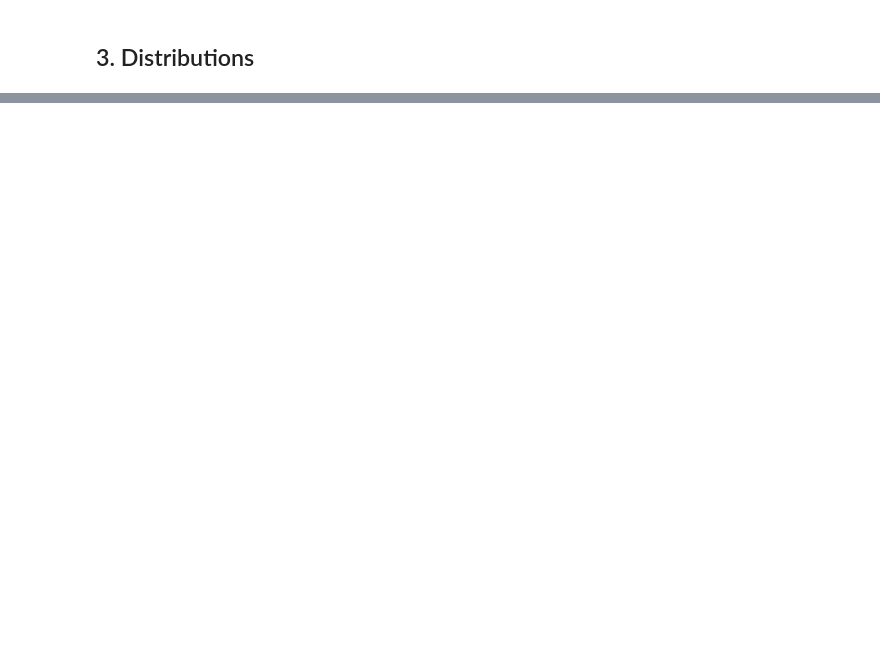
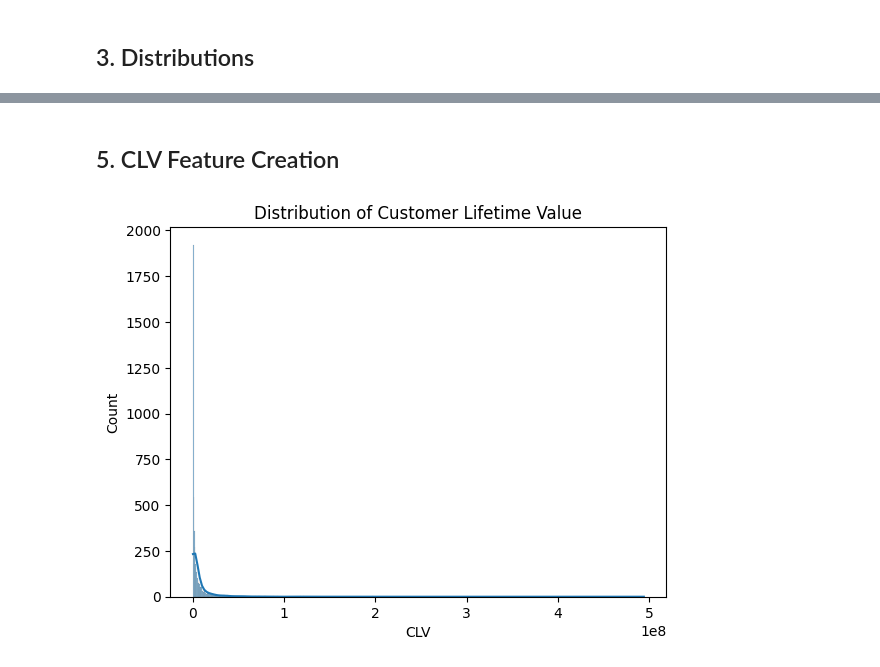
Before and after one commit to IvanOsipovDS/clv_prediction_project, a Jupyter notebook: notebooks/1_EDA.ipynb, the cells around one changed output, grey strips where cells are left out. Cells and saved outputs as stored; diff of their text form; code cells hidden in the pictures; blank space fills up the shorter version.

```diff
--- a/notebooks/1_EDA.ipynb
+++ b/notebooks/1_EDA.ipynb
@@ -47,0 +97,10 @@ rfm_df.describe()
+# %% [markdown]
+## 5. CLV Feature Creation
+# %%
+rfm_df["CLV"] = rfm_df["Monetary"] * rfm_df["Frequency"]
+# %%
+sns.histplot(rfm_df["CLV"], kde=True)
+plt.title("Distribution of Customer Lifetime Value")
+plt.show()
+# %% [output]
+[figure, added]
```
Also changed, not shown: parts of 5 cells of this notebook.
